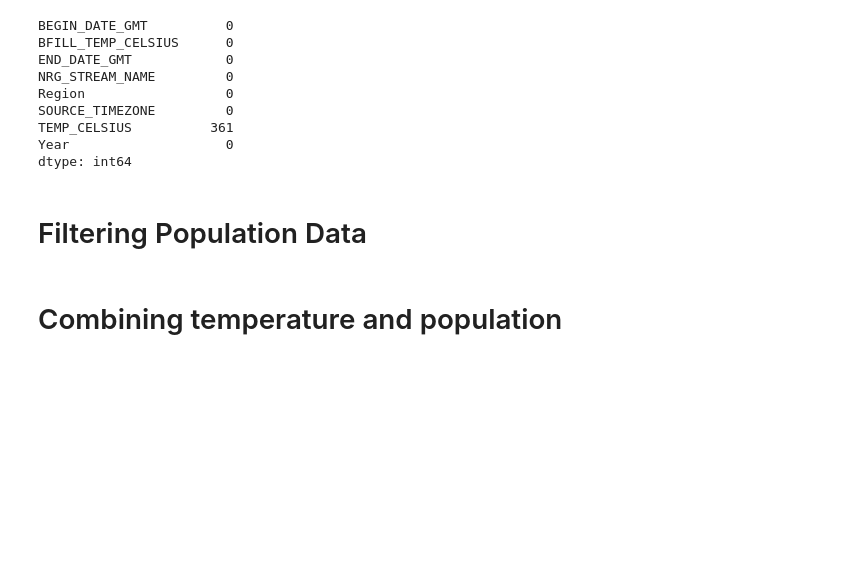
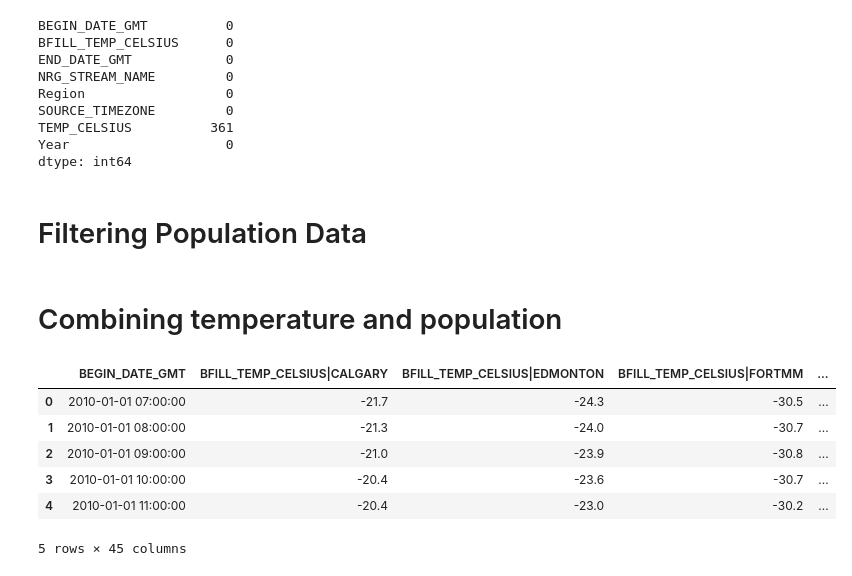
Before and after one commit to plklinh/ECON599_Team1_AlbertaElectricityConsumption, a Jupyter notebook: Cleaning2_Temperatures.ipynb, the cells around one changed output. Drawn from its saved outputs; the diff is of its cells as text; code cells hidden in the pictures; blank space fills up the shorter version.

```diff
--- a/Cleaning2_Temperatures.ipynb
+++ b/Cleaning2_Temperatures.ipynb
@@ -256,3 +256,14 @@ weighted_temp_wide = weighted_temp_wide.pivot_table(index ='BEGIN_DATE_GMT', col
 weighted_temp_wide.columns = weighted_temp_wide.columns.map('|'.join).str.strip('|')
 # %%
 weighted_temp_wide.to_csv("cleaned data/Wide Format_Weighted Temp 2010-2021.csv")
+# %%
+temp_data =pd.read_csv("cleaned data/Wide Format_Weighted Temp 2010-2021.csv")
+temp_data.head()
+# %% [output]
+|  | BEGIN_DATE_GMT | BFILL_TEMP_CELSIUS|CALGARY | BFILL_TEMP_CELSIUS|EDMONTON | BFILL_TEMP_CELSIUS|FORTMM | ... |
+| 0 | 2010-01-01 07:00:00 | -21.7 | -24.3 | -30.5 | ... |
+| 1 | 2010-01-01 08:00:00 | -21.3 | -24.0 | -30.7 | ... |
+| 2 | 2010-01-01 09:00:00 | -21.0 | -23.9 | -30.8 | ... |
+| 3 | 2010-01-01 10:00:00 | -20.4 | -23.6 | -30.7 | ... |
+| 4 | 2010-01-01 11:00:00 | -20.4 | -23.0 | -30.2 | ... |
+5 rows × 45 columns
```
Also changed, not shown: parts of 4 cells of this notebook, 13 other files.
